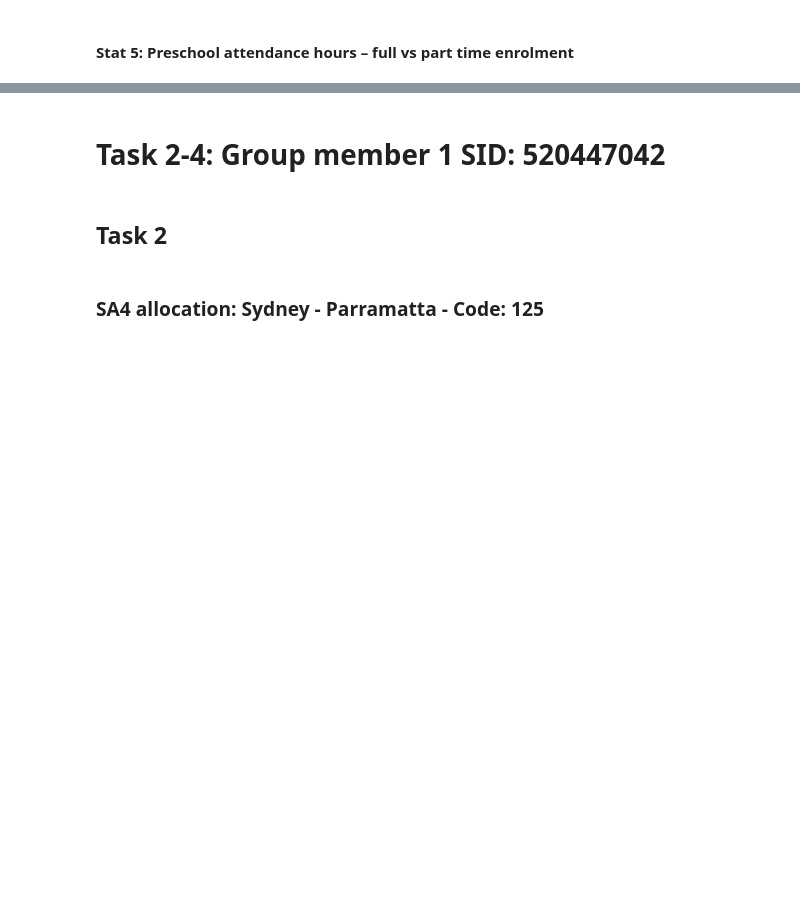
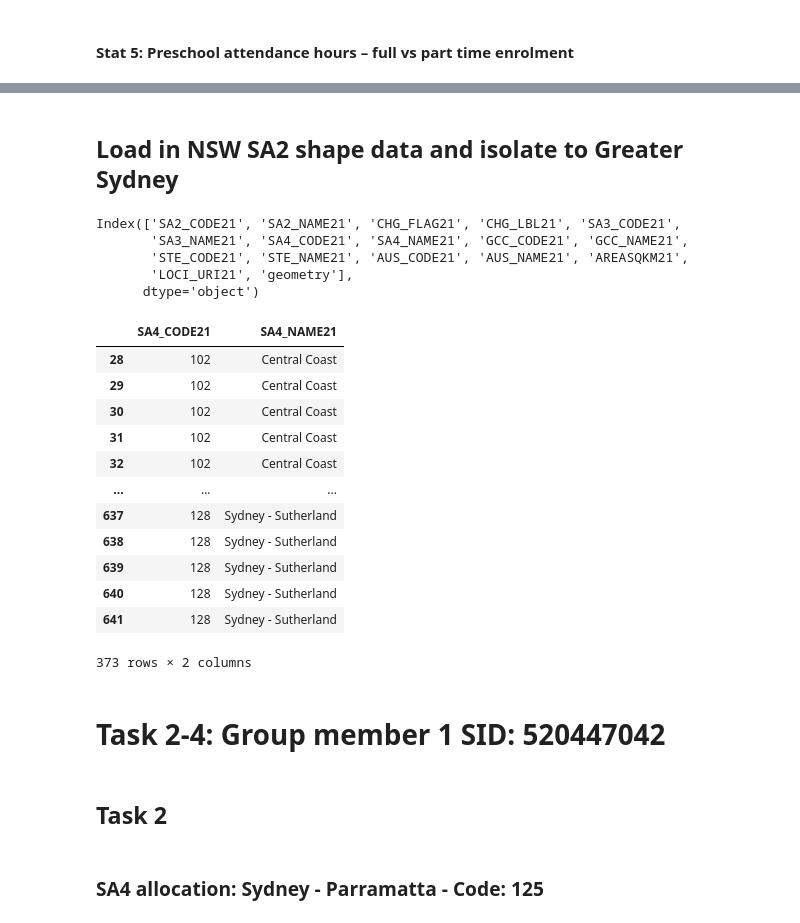
Before and after one commit to Rven66/DATA2001-Assignment_1, a Jupyter notebook: DATA2001-Assignment_1.ipynb, the cells around one changed output, grey strips where cells are left out. Cells and saved outputs as stored; diff of their text form; code cells hidden in the pictures; blank space fills up the shorter version.

```diff
--- a/DATA2001-Assignment_1.ipynb
+++ b/DATA2001-Assignment_1.ipynb
@@ -798,3 +749,47 @@ ModuleNotFoundError: No module named 'psycopg2'
+# %% [markdown]
+## Load in NSW SA2 shape data and isolate to Greater Sydney
+# %%
+# CONVERT TO GEODATAFRAME
+points = gpd.GeoDataFrame(
+    data_f,
+    geometry=gpd.points_from_xy(data_f["lon"], data_f["lat"]),
+    crs="EPSG:4326"
+)
+
+# LOAD SA2
+sa2 = gpd.read_file("data/SA2_2021_AUST_SHP_GDA2020/SA2_2021_AUST_GDA2020.shp")
+
+# FILTER TO GREATER SYDNEY
+sa2_sydney = sa2[
+    sa2["GCC_NAME21"].str.contains("Greater Sydney", case=False, na=False)
+].copy()
+
+# MATCH CRS
+sa2_sydney = sa2_sydney.to_crs(points.crs)
+# %%
+print(sa2.columns)
+# %% [output]
+Index(['SA2_CODE21', 'SA2_NAME21', 'CHG_FLAG21', 'CHG_LBL21', 'SA3_CODE21',
+       'SA3_NAME21', 'SA4_CODE21', 'SA4_NAME21', 'GCC_CODE21', 'GCC_NAME21',
+       'STE_CODE21', 'STE_NAME21', 'AUS_CODE21', 'AUS_NAME21', 'AREASQKM21',
+       'LOCI_URI21', 'geometry'],
+      dtype='object')
+# %%
+sa2_sydney[["SA4_CODE21", "SA4_NAME21"]]
+# %% [output]
+|  | SA4_CODE21 | SA4_NAME21 |
+| 28 | 102 | Central Coast |
+| 29 | 102 | Central Coast |
+| 30 | 102 | Central Coast |
+| 31 | 102 | Central Coast |
+| 32 | 102 | Central Coast |
+| ... | ... | ... |
+| 637 | 128 | Sydney - Sutherland |
+| 638 | 128 | Sydney - Sutherland |
+| 639 | 128 | Sydney - Sutherland |
+| 640 | 128 | Sydney - Sutherland |
+| 641 | 128 | Sydney - Sutherland |
+373 rows × 2 columns
 # %% [markdown]
 # Task 2-4: Group member 1 SID: 520447042
 # %% [markdown]
```
Also changed, not shown: parts of 29 cells of this notebook, 10 other files.
